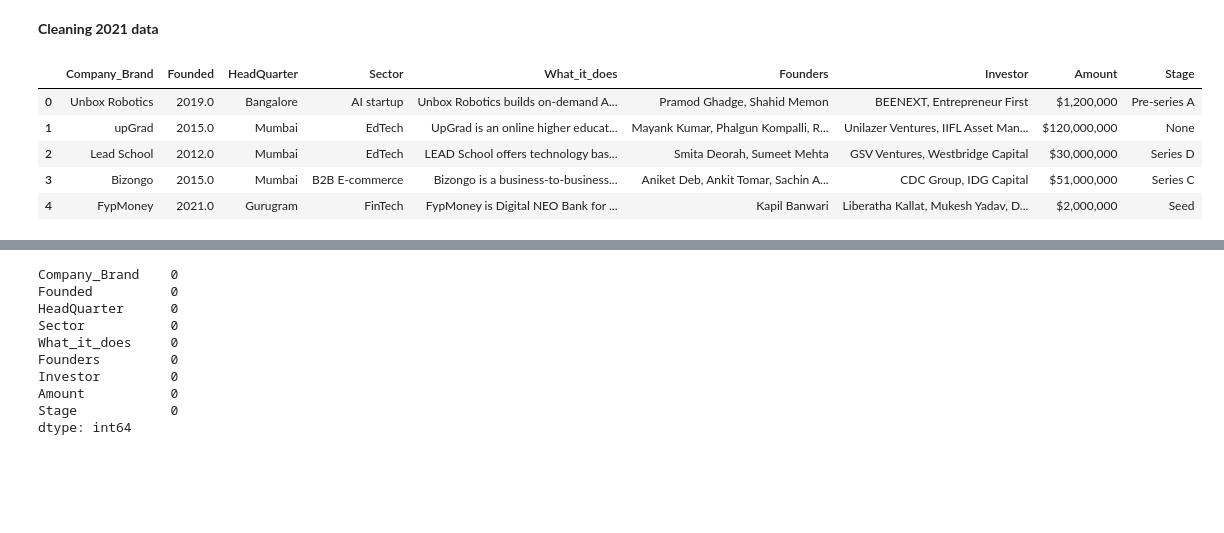
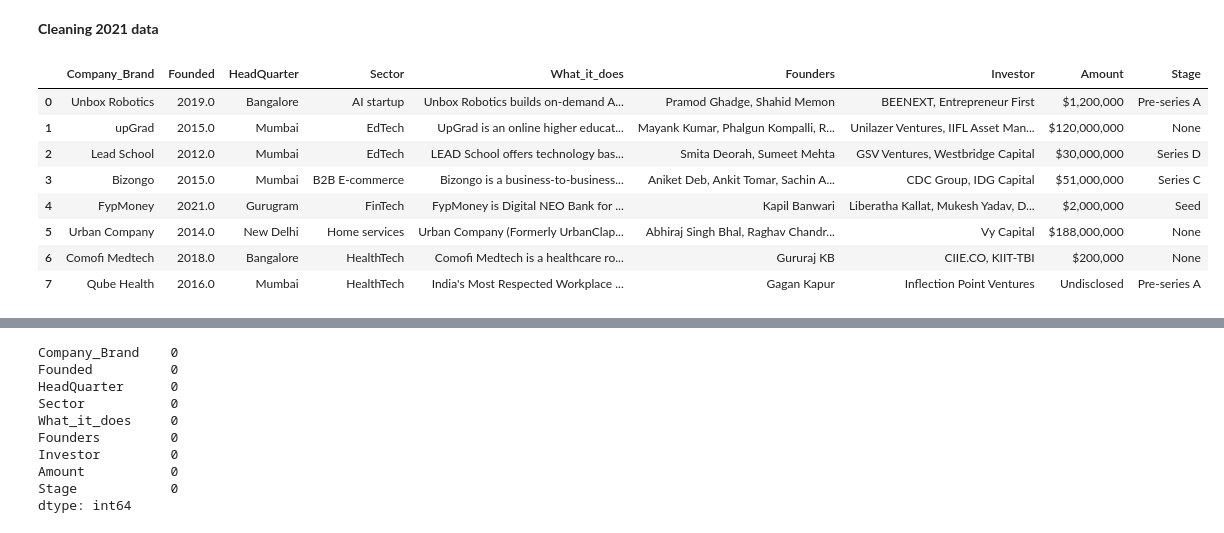
Before and after one commit to Georginahnjeri/Ecosystem-Startup, a Jupyter notebook: Untitled.ipynb, the cells around one changed output, grey strips where cells are left out. Drawn from its saved outputs; the diff is of its cells as text; code cells hidden in the pictures; blank space fills up the shorter version.

```diff
--- a/Untitled.ipynb
+++ b/Untitled.ipynb
@@ -1035,11 +1200,14 @@ dtype: int64
 # %% [markdown]
 **Cleaning 2021 data**
 # %%
-df_2021.head()
+df_2021.head(8)
 # %% [output]
 |  | Company_Brand | Founded | HeadQuarter | Sector | What_it_does | Founders | Investor | Amount | Stage |
 | 0 | Unbox Robotics | 2019.0 | Bangalore | AI startup | Unbox Robotics builds on-demand A... | Pramod Ghadge, Shahid Memon | BEENEXT, Entrepreneur First | $1,200,000 | Pre-series A |
 | 1 | upGrad | 2015.0 | Mumbai | EdTech | UpGrad is an online higher educat... | Mayank Kumar, Phalgun Kompalli, R... | Unilazer Ventures, IIFL Asset Man... | $120,000,000 | None |
 | 2 | Lead School | 2012.0 | Mumbai | EdTech | LEAD School offers technology bas... | Smita Deorah, Sumeet Mehta | GSV Ventures, Westbridge Capital | $30,000,000 | Series D |
 | 3 | Bizongo | 2015.0 | Mumbai | B2B E-commerce | Bizongo is a business-to-business... | Aniket Deb, Ankit Tomar, Sachin A... | CDC Group, IDG Capital | $51,000,000 | Series C |
 | 4 | FypMoney | 2021.0 | Gurugram | FinTech | FypMoney is Digital NEO Bank for ... | Kapil Banwari | Liberatha Kallat, Mukesh Yadav, D... | $2,000,000 | Seed |
+| 5 | Urban Company | 2014.0 | New Delhi | Home services | Urban Company (Formerly UrbanClap... | Abhiraj Singh Bhal, Raghav Chandr... | Vy Capital | $188,000,000 | None |
+| 6 | Comofi Medtech | 2018.0 | Bangalore | HealthTech | Comofi Medtech is a healthcare ro... | Gururaj KB | CIIE.CO, KIIT-TBI | $200,000 | None |
+| 7 | Qube Health | 2016.0 | Mumbai | HealthTech | India's Most Respected Workplace ... | Gagan Kapur | Inflection Point Ventures | Undisclosed | Pre-series A |
```
Also changed, not shown: parts of 16 cells of this notebook.
